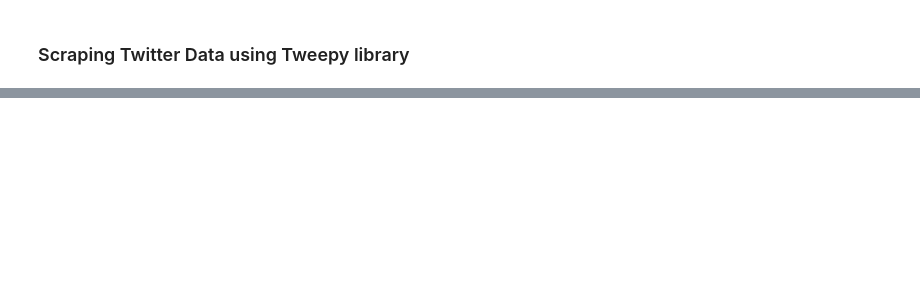
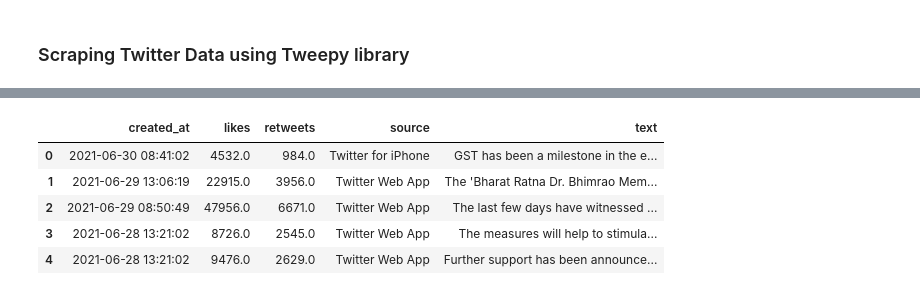
Before and after one commit to sujanshirol/gl-nlp, a Jupyter notebook: S3/GL - NLP - Session 3.ipynb, the cells around one changed output, grey strips where cells are left out. Saved outputs shown, nothing was run; the diff lists cells and outputs as text; code cells hidden in the pictures; blank space fills up the shorter version.

```diff
--- a/S3/GL - NLP - Session 3.ipynb
+++ b/S3/GL - NLP - Session 3.ipynb
@@ -301,0 +364,9 @@ df_articles
+# %%
+tweets.head()
+# %% [output]
+|  | created_at | likes | retweets | source | text |
+| 0 | 2021-06-30 08:41:02 | 4532.0 | 984.0 | Twitter for iPhone | GST has been a milestone in the e... |
+| 1 | 2021-06-29 13:06:19 | 22915.0 | 3956.0 | Twitter Web App | The 'Bharat Ratna Dr. Bhimrao Mem... |
+| 2 | 2021-06-29 08:50:49 | 47956.0 | 6671.0 | Twitter Web App | The last few days have witnessed ... |
+| 3 | 2021-06-28 13:21:02 | 8726.0 | 2545.0 | Twitter Web App | The measures will help to stimula... |
+| 4 | 2021-06-28 13:21:02 | 9476.0 | 2629.0 | Twitter Web App | Further support has been announce... |
```
Also changed, not shown: parts of 14 cells of this notebook.
